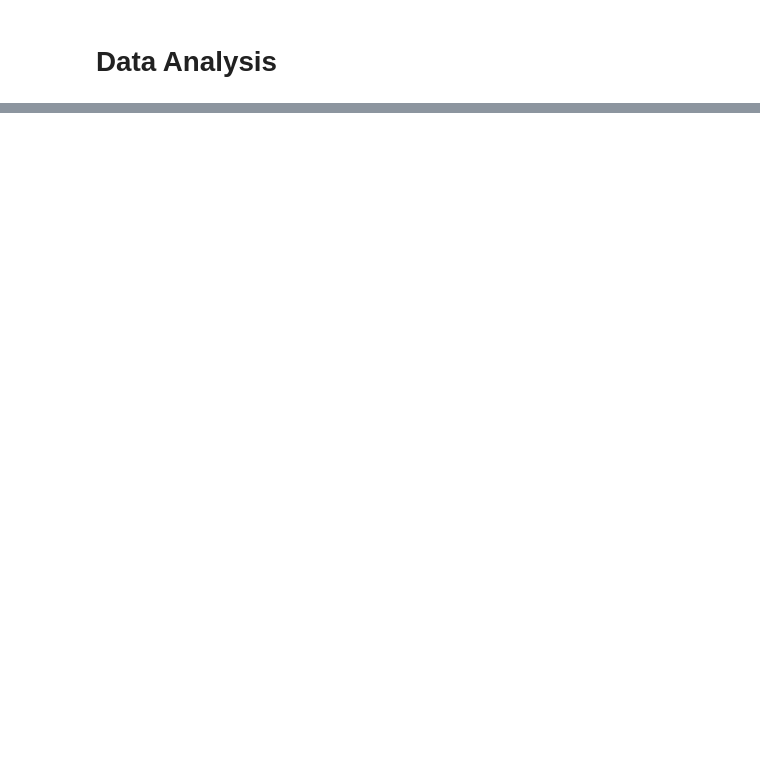
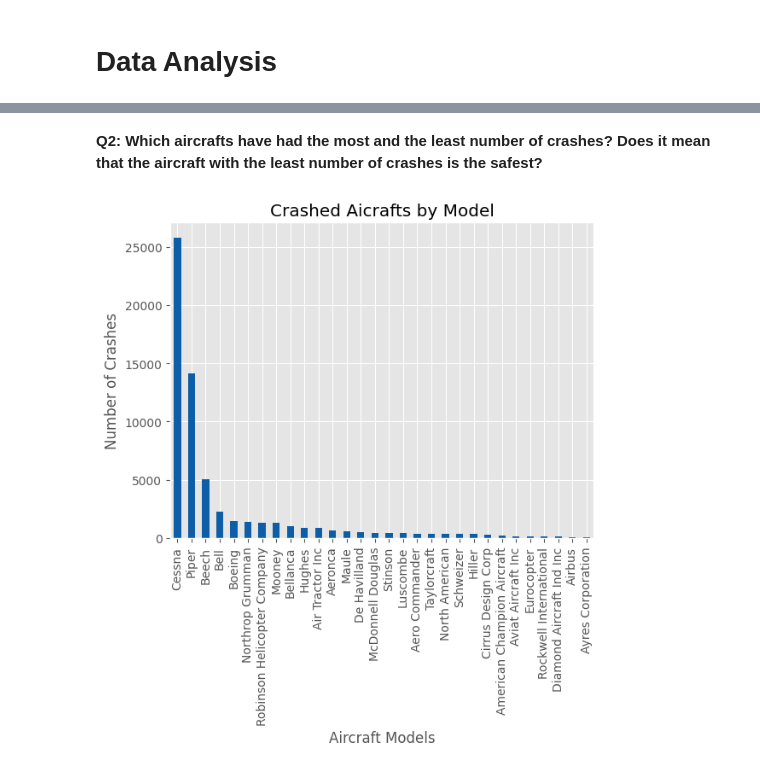
Before and after one commit to M-Nesphory/Aviation_Accident_Project, a Jupyter notebook: notebook.ipynb, the cells around one changed output, grey strips where cells are left out. Cells and saved outputs as stored; diff of their text form; code cells hidden in the pictures; blank space fills up the shorter version.

```diff
--- a/notebook.ipynb
+++ b/notebook.ipynb
@@ -703,0 +724,9 @@ Q: What are the top 5 crashed planes?
+# %% [markdown]
+**Q2: Which aircrafts have had the most and the least number of crashes? Does it mean that the aircraft with the least number of crashes is the safest?**
+# %%
+us_accidents['make'].value_counts().plot(kind = 'bar', color = '#0D5EA6')
+plt.title("Crashed Aicrafts by Model")
+plt.xlabel('Aircraft Models')
+plt.ylabel("Number of Crashes");
+# %% [output]
+[figure, added]
```
Also changed, not shown: parts of 27 cells of this notebook.
